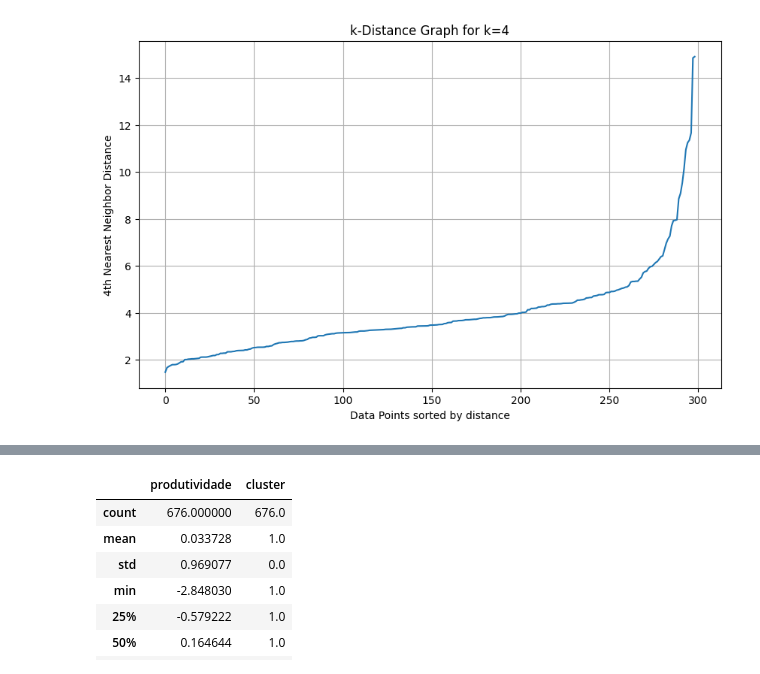
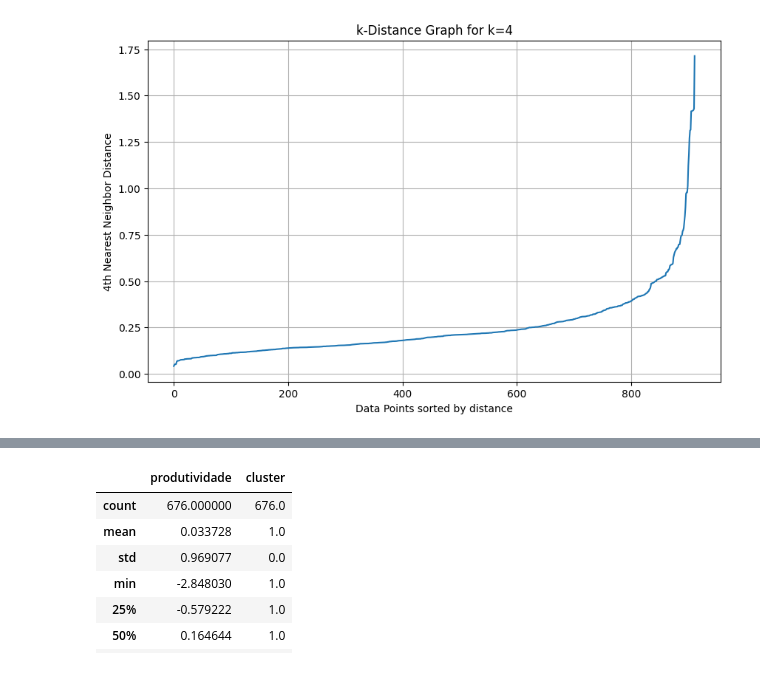
Before and after one commit to caiomarchiorato/project_folium, a Jupyter notebook: test.ipynb, the cells around one changed output, grey strips where cells are left out. Saved outputs shown, nothing was run; the diff lists cells and outputs as text; code cells hidden in the pictures.

```diff
--- a/test.ipynb
+++ b/test.ipynb
@@ -1,7 +1,7 @@
 # %%
 from app.pipeline import get_clusters
 
-data = get_clusters(cluster='dbscan')
+data = get_clusters(cluster='kmeans')
 data
 # %% [output]
 Arquivo app/data/csv/all_data.csv já existe.
@@ -42 +48,13 @@ cluster
 Name: count, dtype: int64
+# %%
+import pandas as pd
+
+from app.dataprep.load_data import GeometryDataProcessor
+from app.data_config import Config
+
+columns = Config().columns
+data_safra = Config().safra
+
+processor = GeometryDataProcessor()
+data = data, _ = processor.load_data_geometry(query_name='all_data', safra=data_safra, columns=columns)
+df = pd.DataFrame(data)
@@ -42,0 +63,4 @@ Name: count, dtype: int64
+# %%
+from app.pipeline import pipeline
+
+data = pipeline.fit_transform(df)
@@ -43,6 +83,2 @@ Name: count, dtype: int64
 # %%
-import pandas as pd
-
-df = pd.DataFrame(data)
-
-df.drop('geometria', inplace=True, axis=1)
+data.drop('geometria', inplace=True, axis=1)
@@ -49,25 +101,25 @@ df.drop('geometria', inplace=True, axis=1)
 # %%
 import numpy as np
 import matplotlib.pyplot as plt
 from sklearn.neighbors import NearestNeighbors
 
 def plot_k_distance_graph(data, k=4):
     # Fit the NearestNeighbors model
     neigh = NearestNeighbors(n_neighbors=k)
     nbrs = neigh.fit(data)
 
     distances, indices = nbrs.kneighbors(data)
     distances = np.sort(distances[:, k-1], axis=0)  # Sort the distances to the k-th nearest neighbor
 
     # Plot the k-distance graph
     plt.figure(figsize=(10, 6))
     plt.plot(distances)
     plt.title(f'k-Distance Graph for k={k}')
     plt.xlabel('Data Points sorted by distance')
     plt.ylabel(f'{k}th Nearest Neighbor Distance')
     plt.grid(True)
     plt.show()
 
-plot_k_distance_graph(df, k=4)
+plot_k_distance_graph(data, k=4)
 # %% [output]
-[figure, old version]
+[figure, new version]
```
Also changed, not shown: parts of 13 cells of this notebook, 7 other files.
